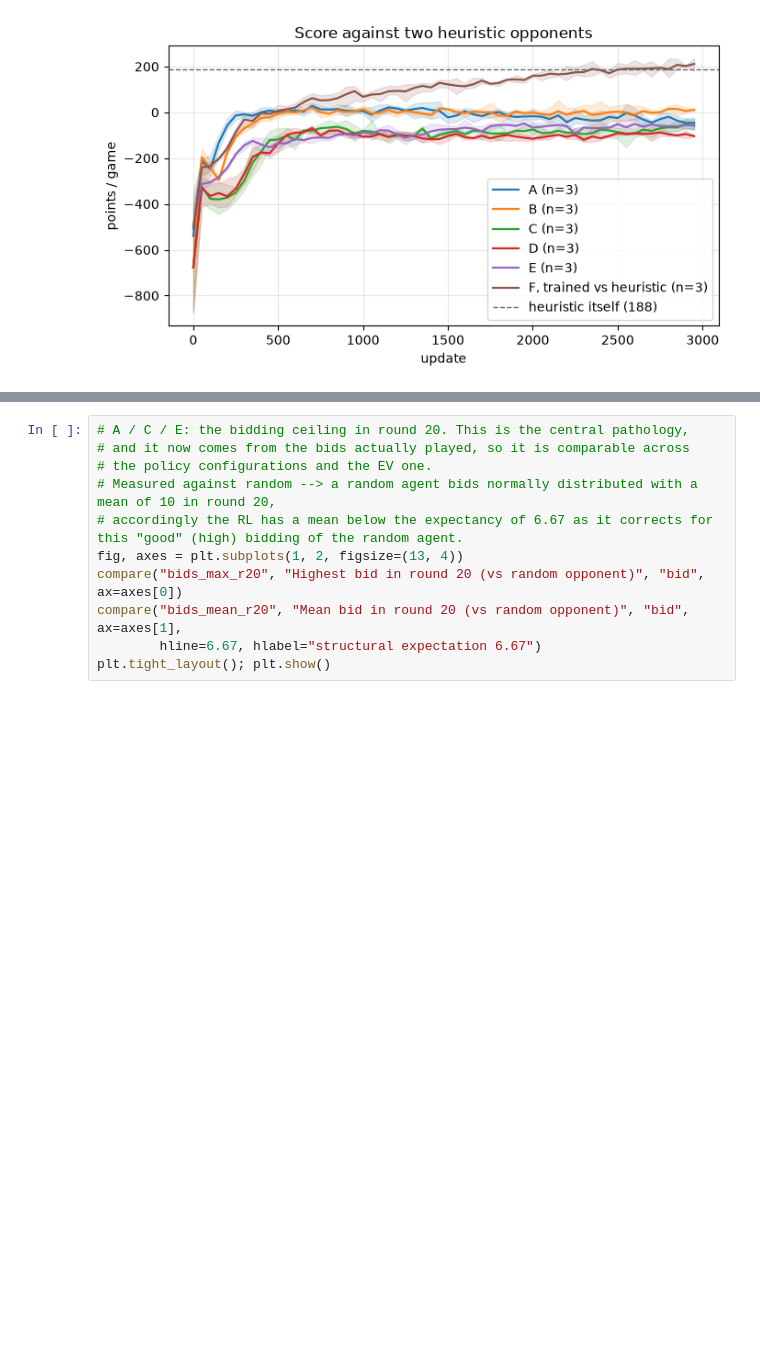
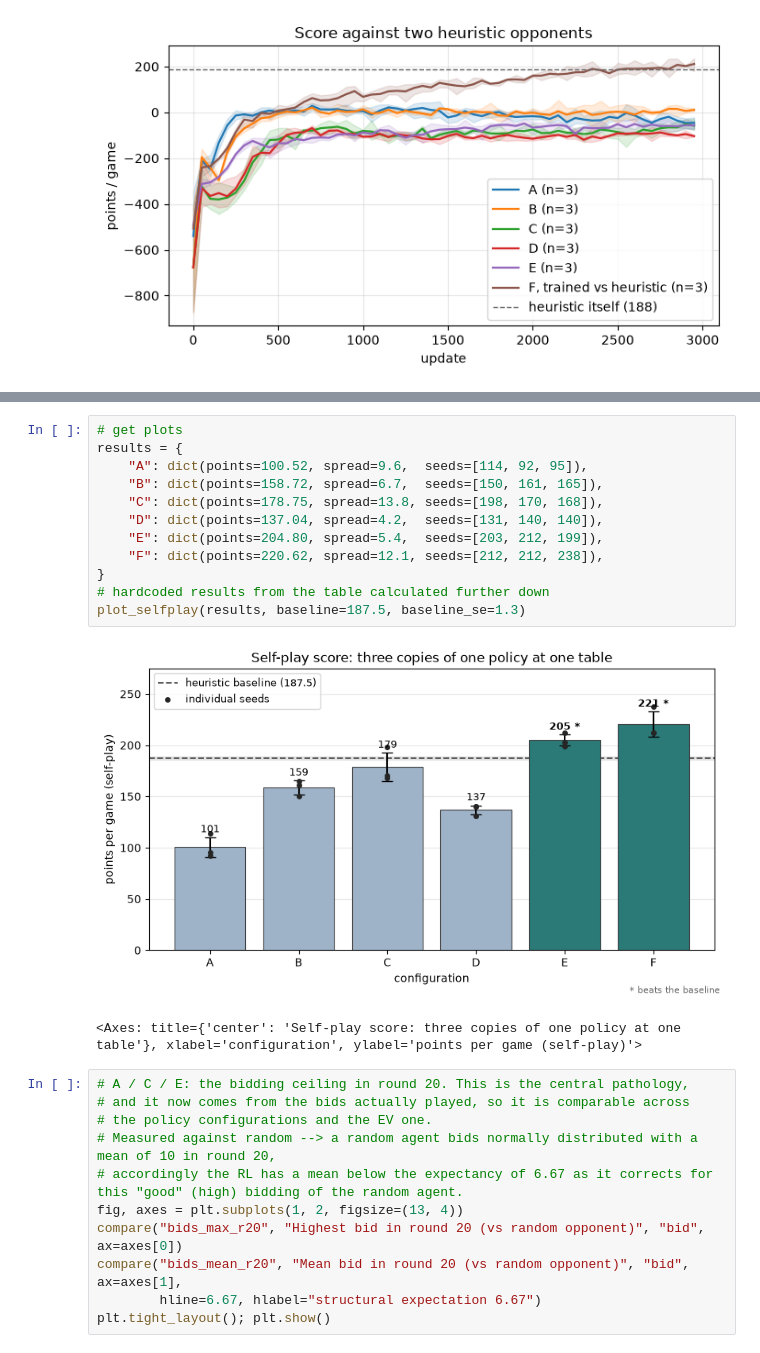
Before and after one commit to JonathanSierks/wizard-rl, a Jupyter notebook: experiments.ipynb, the cells around one changed output, grey strips where cells are left out. Cells and saved outputs as stored; diff of their text form; blank space fills up the shorter version.

Commit message:
final readme changes, created one last figure in experiments.py

```diff
--- a/experiments.ipynb
+++ b/experiments.ipynb
@@ -174,3 +231,18 @@ heuristic at a table of heuristics: 187.51 +- 1.26 points/game
+# %%
+# get plots
+results = {
+    "A": dict(points=100.52, spread=9.6,  seeds=[114, 92, 95]),
+    "B": dict(points=158.72, spread=6.7,  seeds=[150, 161, 165]),
+    "C": dict(points=178.75, spread=13.8, seeds=[198, 170, 168]),
+    "D": dict(points=137.04, spread=4.2,  seeds=[131, 140, 140]),
+    "E": dict(points=204.80, spread=5.4,  seeds=[203, 212, 199]),
+    "F": dict(points=220.62, spread=12.1, seeds=[212, 212, 238]),
+}
+# hardcoded results from the table calculated further down
+plot_selfplay(results, baseline=187.5, baseline_se=1.3)
+# %% [output]
+[figure, added]
+<Axes: title={'center': 'Self-play score: three copies of one policy at one table'}, xlabel='configuration', ylabel='points per game (self-play)'>
 # %%
 # A / C / E: the bidding ceiling in round 20. This is the central pathology,
 # and it now comes from the bids actually played, so it is comparable across
```
Also changed, not shown: parts of 2 cells of this notebook, 4 other files.
